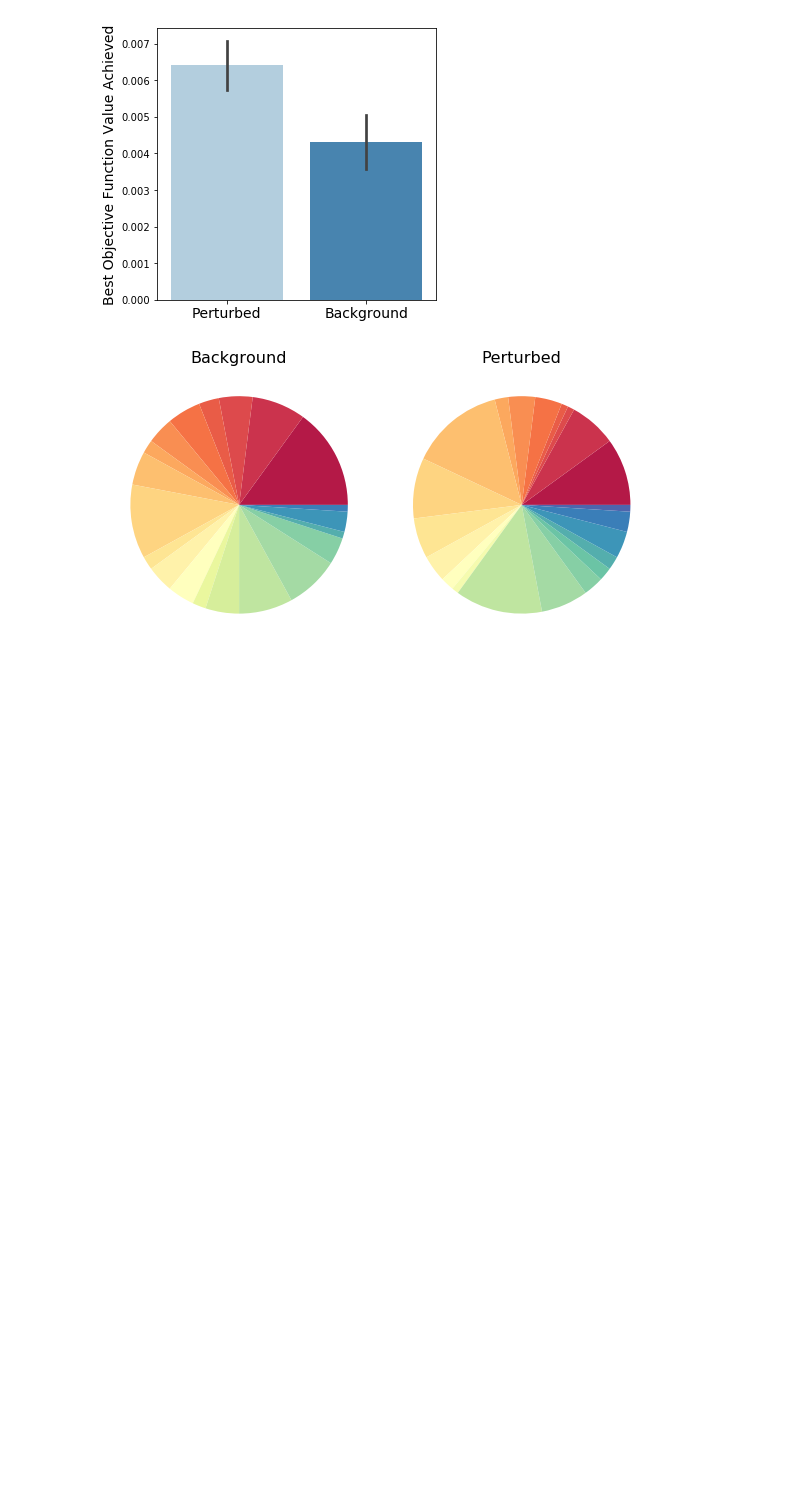
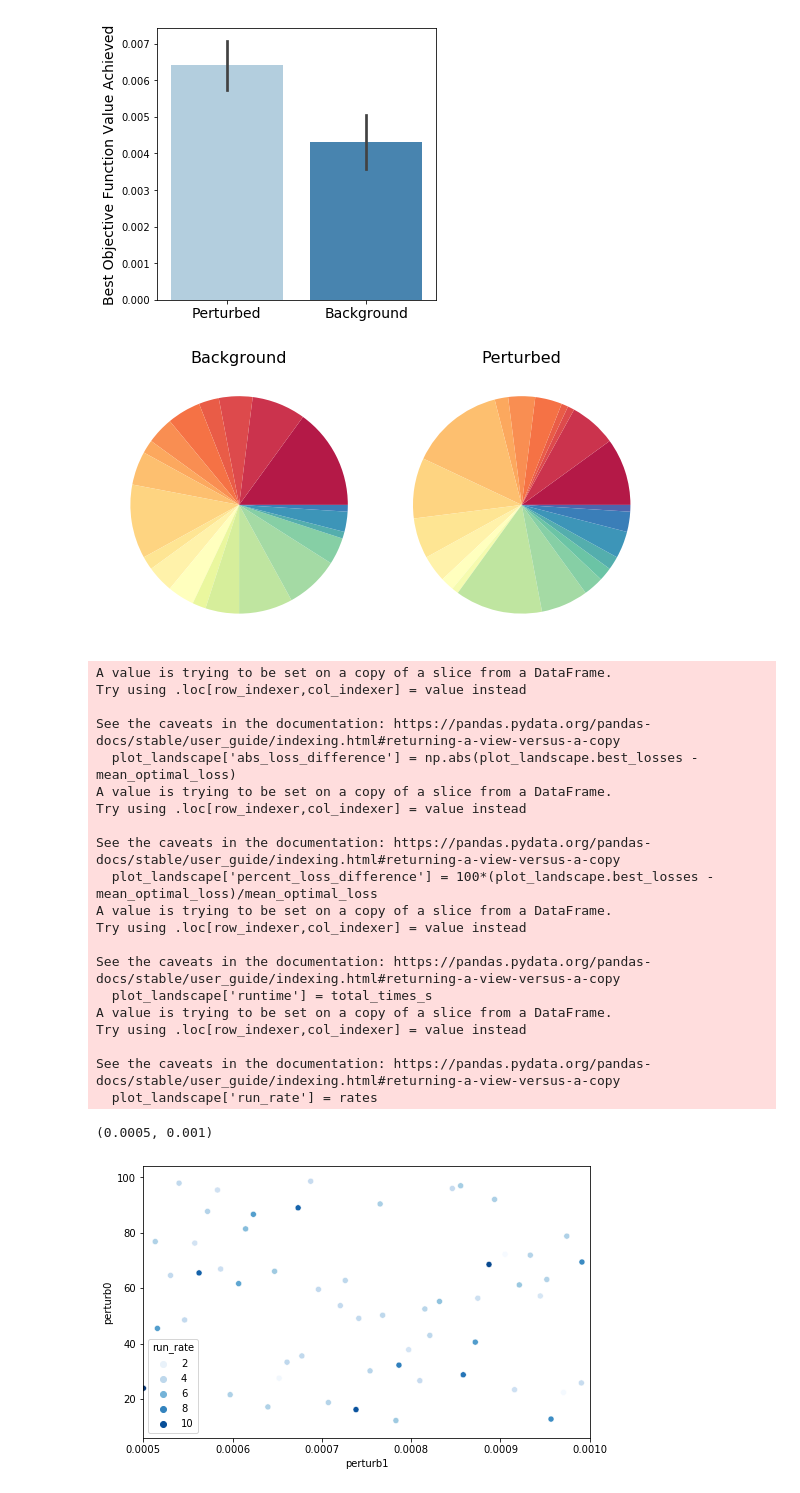
Before and after one commit to cjmerzbacher/bayesopt-dynamic-pathways, a Jupyter notebook: p_aminostyrene/p_aminostyrene.ipynb, the cells around one changed output. Drawn from its saved outputs; the diff is of its cells as text; code cells hidden in the pictures; blank space fills up the shorter version.

```diff
--- a/p_aminostyrene/p_aminostyrene.ipynb
+++ b/p_aminostyrene/p_aminostyrene.ipynb
@@ -350,6 +394,6 @@ total_landscape.to_csv('chemical_robustness_backup.csv')
 # %%
 #Filter experiment results for ODE errors
-total_landscape = pd.read_csv('chemical_robustness_backup.csv').reset_index()
+total_landscape = pd.read_csv('chemical_robustness.csv').reset_index()
 #Recompute best loss on non-error samples
 start=0
 stop=1000
@@ -497,3 +503,58 @@ ax.pie(perturb_pie.Circuit, colors=perturb_colors);
 fig.tight_layout()
 # %% [output]
 [figure]
+# %%
+#Parse timing output data
+with open('robustness_output.txt') as f:
+    lines = f.readlines()
+
+total_times = []
+rates = []
+for l in lines:
+    if l[:3] == '100':
+        total_times.append(l.split('[')[1].split('<')[0])
+        rates.append(l.split('[')[1].split(', ')[1].split('t')[0])
+rates = [float(rates[i].split('s')[0]) for i in range(len(rates))]
+# %%
+total_times_s = []
+for i in range(len(total_times)):
+    if len(total_times[i]) <= 5:
+        total_times_s.append(60*float(total_times[i].split(':')[0]) + float(total_times[i].split(':')[1]))
+    else: total_times_s.append(60*60*float(total_times[i].split(':')[0]) + 60*float(total_times[i].split(':')[1]) + float(total_times[i].split(':')[2]))
+# %%
+###FIGURE: Chemical robustness
+total_background = pd.read_csv('background_total.csv')
+mean_optimal_loss = total_background.loc[total_background.index == 999].best_losses.mean()
+plot_landscape = new_total_landscape.loc[new_total_landscape.index==999]
+plot_landscape['abs_loss_difference'] = np.abs(plot_landscape.best_losses - mean_optimal_loss)
+plot_landscape['percent_loss_difference'] = 100*(plot_landscape.best_losses - mean_optimal_loss)/mean_optimal_loss
+
+plot_landscape['runtime'] = total_times_s
+plot_landscape['run_rate'] = rates
+
+fig, ax = plt.subplots(1,1,figsize=(8, 5))
+sns.scatterplot(data=plot_landscape, x='perturb1', y='perturb0', hue='run_rate', ax=ax, palette='Blues')
+ax.set_xlim([5E-4, 10E-4])
+# %% [output]
+A value is trying to be set on a copy of a slice from a DataFrame.
+Try using .loc[row_indexer,col_indexer] = value instead
+
+See the caveats in the documentation: https://pandas.pydata.org/pandas-docs/stable/user_guide/indexing.html#returning-a-view-versus-a-copy
+  plot_landscape['abs_loss_difference'] = np.abs(plot_landscape.best_losses - mean_optimal_loss)
+A value is trying to be set on a copy of a slice from a DataFrame.
+Try using .loc[row_indexer,col_indexer] = value instead
+
+See the caveats in the documentation: https://pandas.pydata.org/pandas-docs/stable/user_guide/indexing.html#returning-a-view-versus-a-copy
+  plot_landscape['percent_loss_difference'] = 100*(plot_landscape.best_losses - mean_optimal_loss)/mean_optimal_loss
+A value is trying to be set on a copy of a slice from a DataFrame.
+Try using .loc[row_indexer,col_indexer] = value instead
+
+See the caveats in the documentation: https://pandas.pydata.org/pandas-docs/stable/user_guide/indexing.html#returning-a-view-versus-a-copy
+  plot_landscape['runtime'] = total_times_s
+A value is trying to be set on a copy of a slice from a DataFrame.
+Try using .loc[row_indexer,col_indexer] = value instead
+
+See the caveats in the documentation: https://pandas.pydata.org/pandas-docs/stable/user_guide/indexing.html#returning-a-view-versus-a-copy
+  plot_landscape['run_rate'] = rates
+(0.0005, 0.001)
+[figure, added]
```
Also changed, not shown: parts of 11 cells of this notebook, 51 other files.
